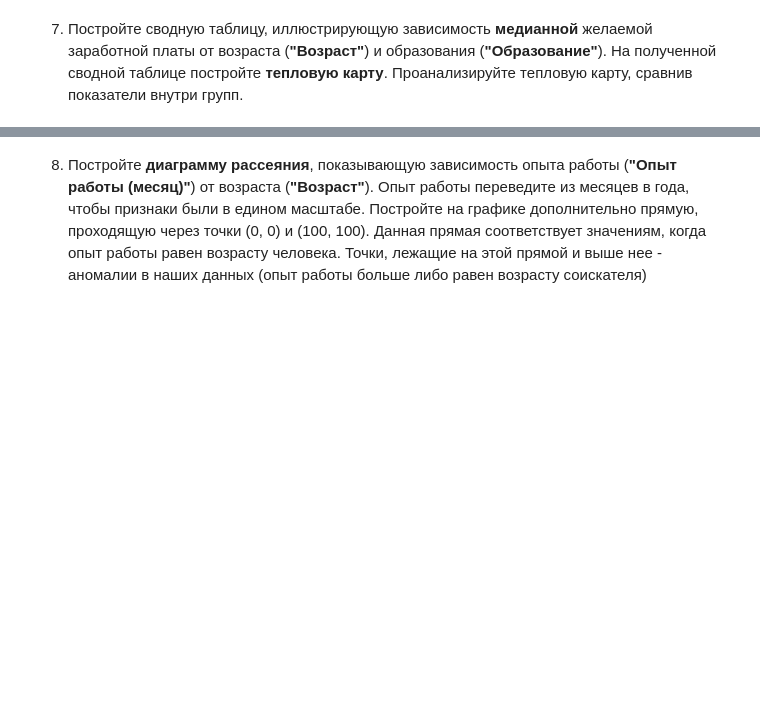
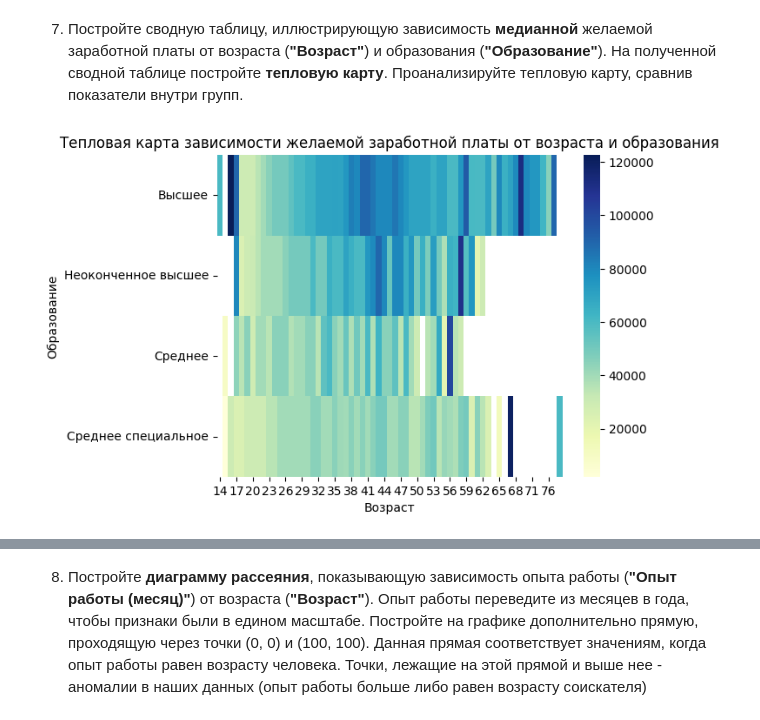
Before and after one commit to rafferti95/st_data_science, a Jupyter notebook: Project 1/Project 1.ipynb, the cells around one changed output, grey strips where cells are left out. Drawn from its saved outputs; the diff is of its cells as text; code cells hidden in the pictures; blank space fills up the shorter version.

```diff
--- a/Project 1/Project 1.ipynb
+++ b/Project 1/Project 1.ipynb
@@ -533,5 +541,17 @@ display(test2)
 # %% [markdown]
 7. Постройте сводную таблицу, иллюстрирующую зависимость **медианной** желаемой заработной платы от возраста (**"Возраст"**) и образования (**"Образование"**). На полученной сводной таблице постройте **тепловую карту**. Проанализируйте тепловую карту, сравнив показатели внутри групп.
 # %%
-# ваш код здесь
+pivot_data = data_set_salary.groupby(by =['Образование', 'Возраст'], as_index = False)['Зарплатные ожидания (RUB)'].median()
+
+pivot = pivot_data.pivot_table(
+    values = 'Зарплатные ожидания (RUB)',
+    columns = 'Возраст',
+    index = 'Образование'
+)
+pivot.columns = pivot.columns.astype('string')
+
+heatmap = sns.heatmap(data = pivot, cmap = 'YlGnBu')
+heatmap.set_title('Тепловая карта зависимости желаемой заработной платы от возраста и образования');
+# %% [output]
+[figure, added]
 # %% [markdown]
```
Also changed, not shown: parts of 8 cells of this notebook.
